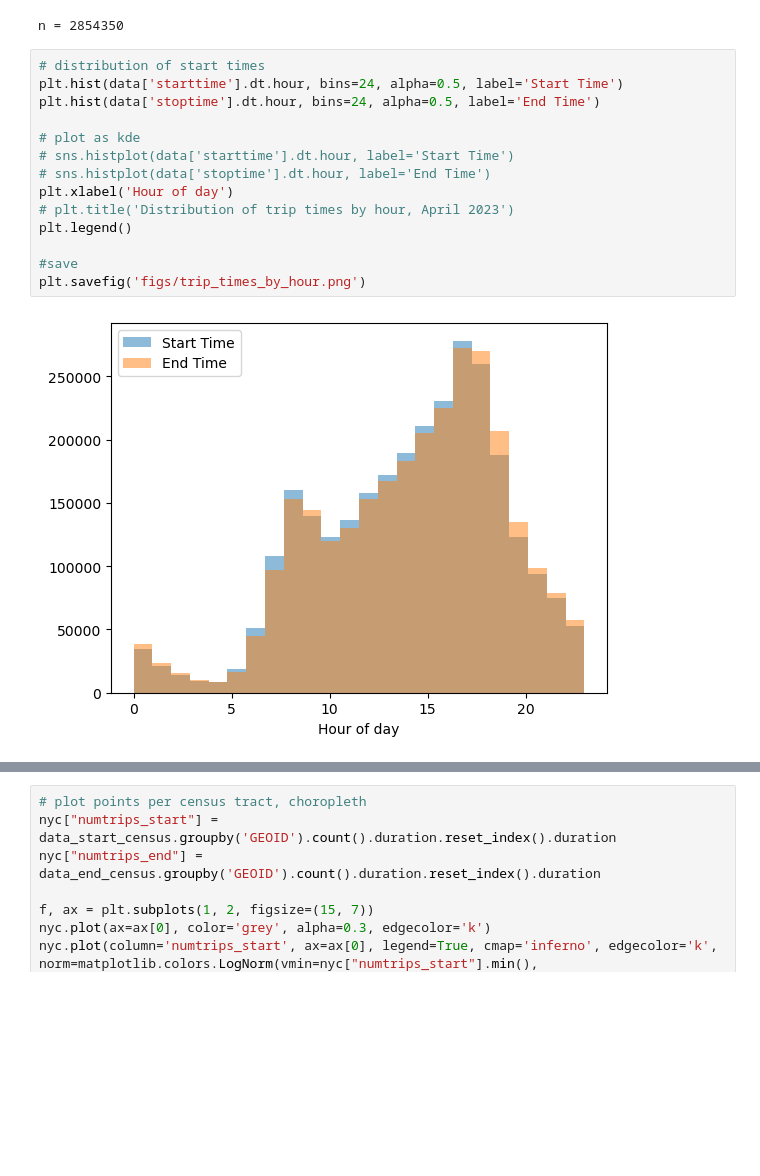
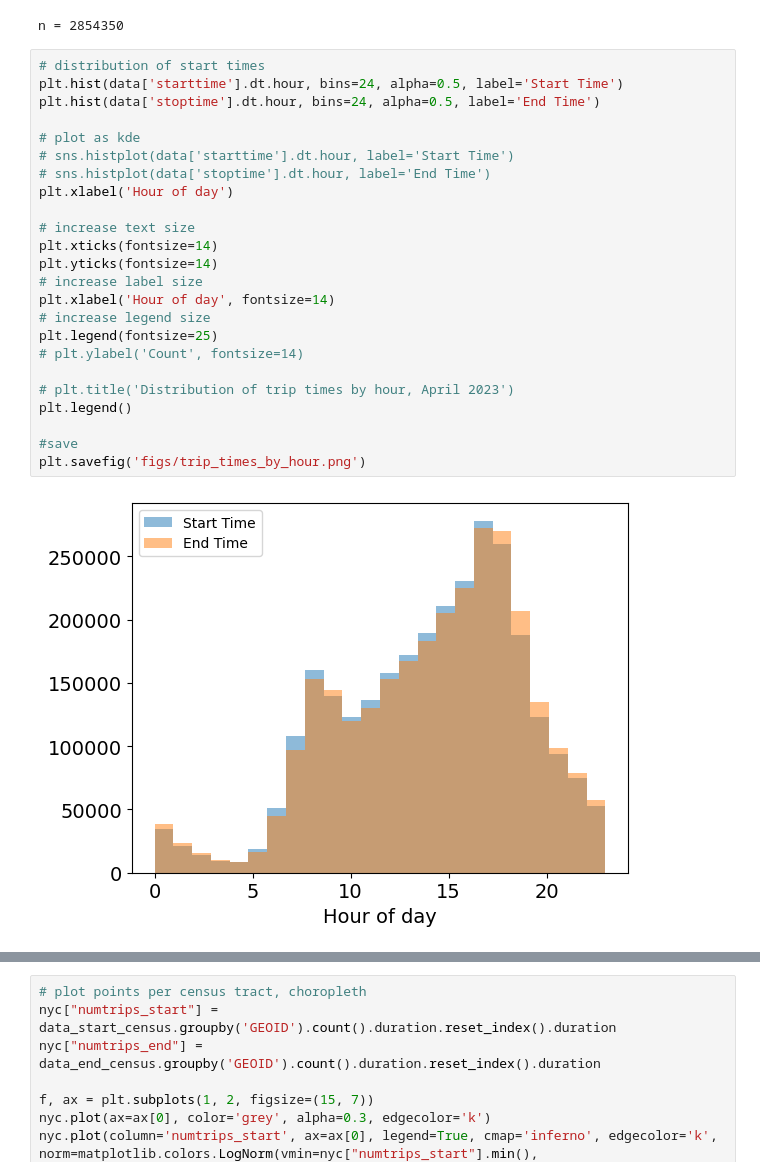
Before and after one commit to ekinugurel/SpatiotemporalFrequentPatternMining, a Jupyter notebook: exploratory_analysis.ipynb, the cells around one changed output, grey strips where cells are left out. Saved outputs shown, nothing was run; the diff lists cells and outputs as text; blank space fills up the shorter version.

```diff
--- a/exploratory_analysis.ipynb
+++ b/exploratory_analysis.ipynb
@@ -107,19 +107,29 @@ n = 2854350
 # %%
 # distribution of start times
 plt.hist(data['starttime'].dt.hour, bins=24, alpha=0.5, label='Start Time')
 plt.hist(data['stoptime'].dt.hour, bins=24, alpha=0.5, label='End Time')
 
 # plot as kde
 # sns.histplot(data['starttime'].dt.hour, label='Start Time')
 # sns.histplot(data['stoptime'].dt.hour, label='End Time')
 plt.xlabel('Hour of day')
+
+# increase text size
+plt.xticks(fontsize=14)
+plt.yticks(fontsize=14)
+# increase label size
+plt.xlabel('Hour of day', fontsize=14)
+# increase legend size
+plt.legend(fontsize=25)
+# plt.ylabel('Count', fontsize=14)
+
 # plt.title('Distribution of trip times by hour, April 2023')
 plt.legend()
 
 #save
 plt.savefig('figs/trip_times_by_hour.png')
 # %% [output]
-[figure, old version]
+[figure, new version]
 # %%
 mean_dur = data['duration'].mean()
 median_dur = data['duration'].median()
```
Also changed, not shown: parts of 3 cells of this notebook, 7 other files.
